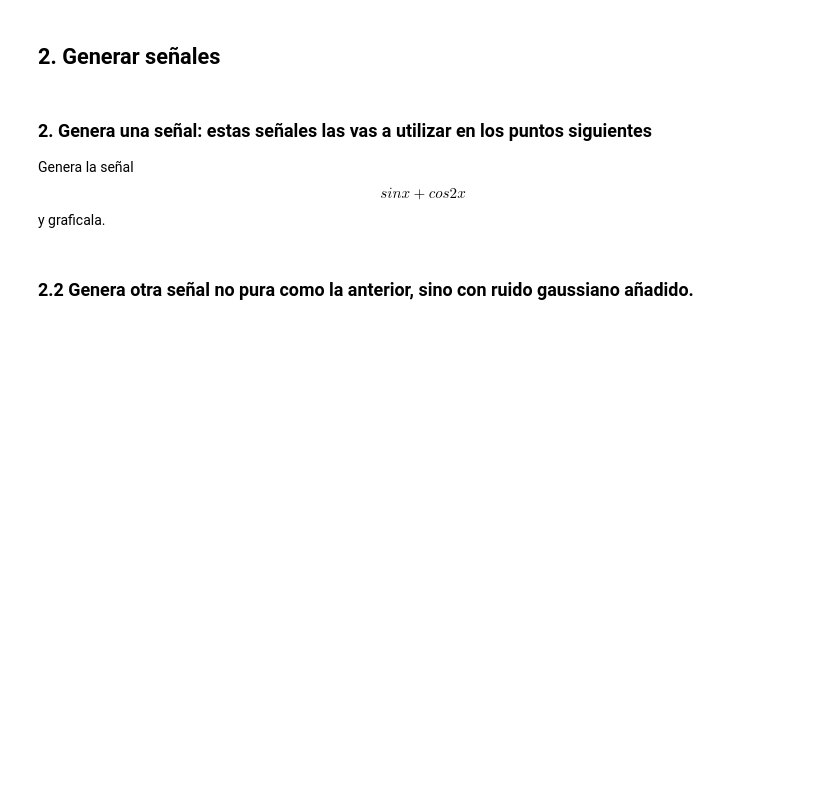
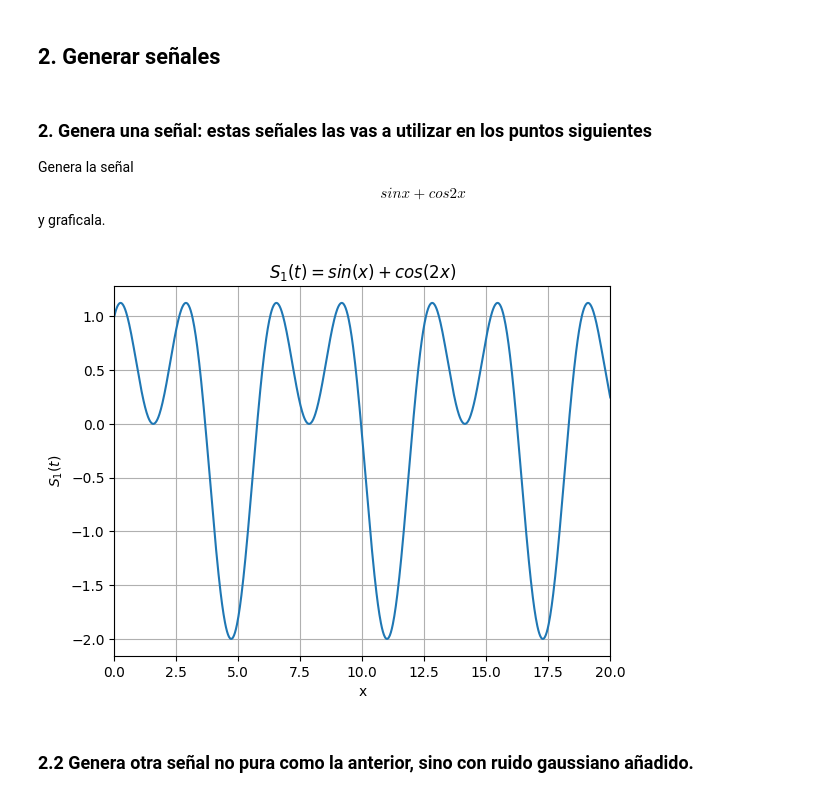
Before and after one commit to MatiasArmijo/Actividades-EIE-401-Matias-Armijo, a Jupyter notebook: actividad-3/Actividad_3_ArmijoMatias_204623155.ipynb, the cells around one changed output. Drawn from its saved outputs; the diff is of its cells as text; code cells hidden in the pictures; blank space fills up the shorter version.

```diff
--- a/actividad-3/Actividad_3_ArmijoMatias_204623155.ipynb
+++ b/actividad-3/Actividad_3_ArmijoMatias_204623155.ipynb
@@ -26,6 +43,23 @@ En teoría, cualquier imagen puede ser reconstruida a partir de ondas senoidales
 ### 2. Genera una señal: estas señales las vas a utilizar en los puntos siguientes
 
 Genera la señal $$ sinx+cos2x $$ y graficala.
+# %%
+
+fs = 50                                 # Frecuencia de muestreo
+n0 = 0                                  # Valor inicial del vector de muestras
+nf = 20                                 # Valor final del vector de muestras
+x = np.linspace(n0,nf,(nf-n0)*fs)       # Vector de muestras
+
+s1 = np.sin(x)+np.cos(2*x)
+plt.plot(x1,s1)
+plt.xlim([n0,nf])
+plt.grid(True)
+plt.xlabel('x')
+plt.ylabel(r'$S_{1}(t)$')
+plt.title(r'$S_{1}(t) = sin(x) + cos(2x)$')
+plt.show()
+# %% [output]
+[figure, added]
 # %% [markdown]
 ### 2.2 Genera otra señal no pura como la anterior, sino con ruido gaussiano añadido.
 # %% [markdown]
```
Also changed, not shown: parts of 2 cells of this notebook, 1 other file.
